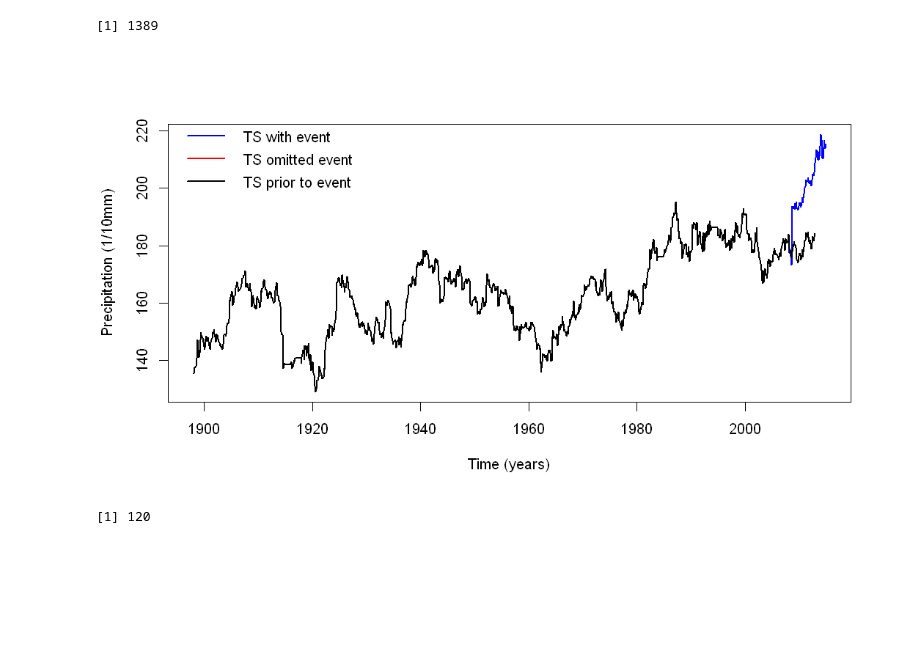
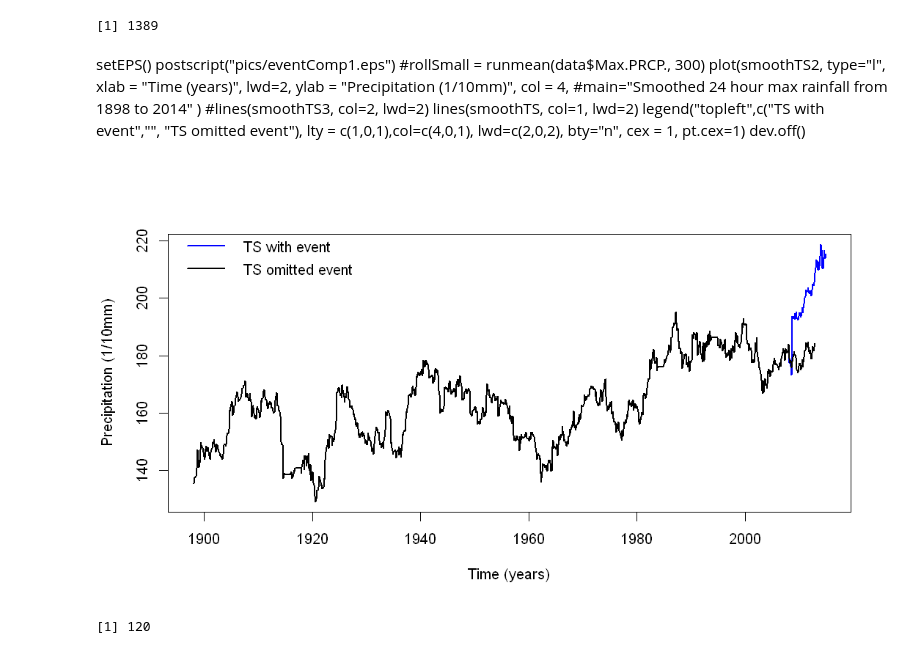
Before and after one commit to JeremyMMulcahey/UGA-Research-Notebooks, a Jupyter notebook: 01_Boulder_ClimateSignal.ipynb, the cells around one changed output. Cells and saved outputs as stored; diff of their text form; code cells hidden in the pictures; blank space fills up the shorter version.

```diff
--- a/01_Boulder_ClimateSignal.ipynb
+++ b/01_Boulder_ClimateSignal.ipynb
@@ -202,18 +202,31 @@ colnames(max_PRCP2) = as.character(c(firstYear:2005))
 
 # set the missing values to NA
 max_PRCP2[max_PRCP2==-999] = NA
+# %% [markdown]
+setEPS()
+postscript("pics/eventComp1.eps")
+#rollSmall = runmean(data$Max.PRCP., 300)
+plot(smoothTS2, type="l", xlab = "Time (years)", lwd=2,
+    ylab = "Precipitation (1/10mm)", col = 4,
+     #main="Smoothed 24 hour max rainfall from 1898 to 2014"
+    )
+#lines(smoothTS3, col=2, lwd=2)
+lines(smoothTS, col=1, lwd=2)
+legend("topleft",c("TS with event","", "TS omitted event"), lty = c(1,0,1),col=c(4,0,1),
+      lwd=c(2,0,2), bty="n", cex = 1, pt.cex=1)
+dev.off()
 # %%
 #rollSmall = runmean(data$Max.PRCP., 300)
 plot(smoothTS2, type="l", xlab = "Time (years)", lwd=2,
     ylab = "Precipitation (1/10mm)", col = 4,
      #main="Smoothed 24 hour max rainfall from 1898 to 2014"
     )
 #lines(smoothTS3, col=2, lwd=2)
 lines(smoothTS, col=1, lwd=2)
-legend("topleft",c("TS with event","", "TS omitted event","", "TS prior to event"), lty = c(1,0,1,0,1),col=c(4,0,2,0,1),
-      lwd=c(2,0,2,0,2), bty="n", cex = 1, pt.cex=1)
+legend("topleft",c("TS with event","", "TS omitted event"), lty = c(1,0,1),col=c(4,0,1),
+      lwd=c(2,0,2), bty="n", cex = 1, pt.cex=1)
 # %% [output]
-[figure, old version]
+[figure, new version]
 # %%
 length(smoothTS2)-1284
 # %% [output]
```
Also changed, not shown: parts of 8 cells of this notebook, 3 other files.
